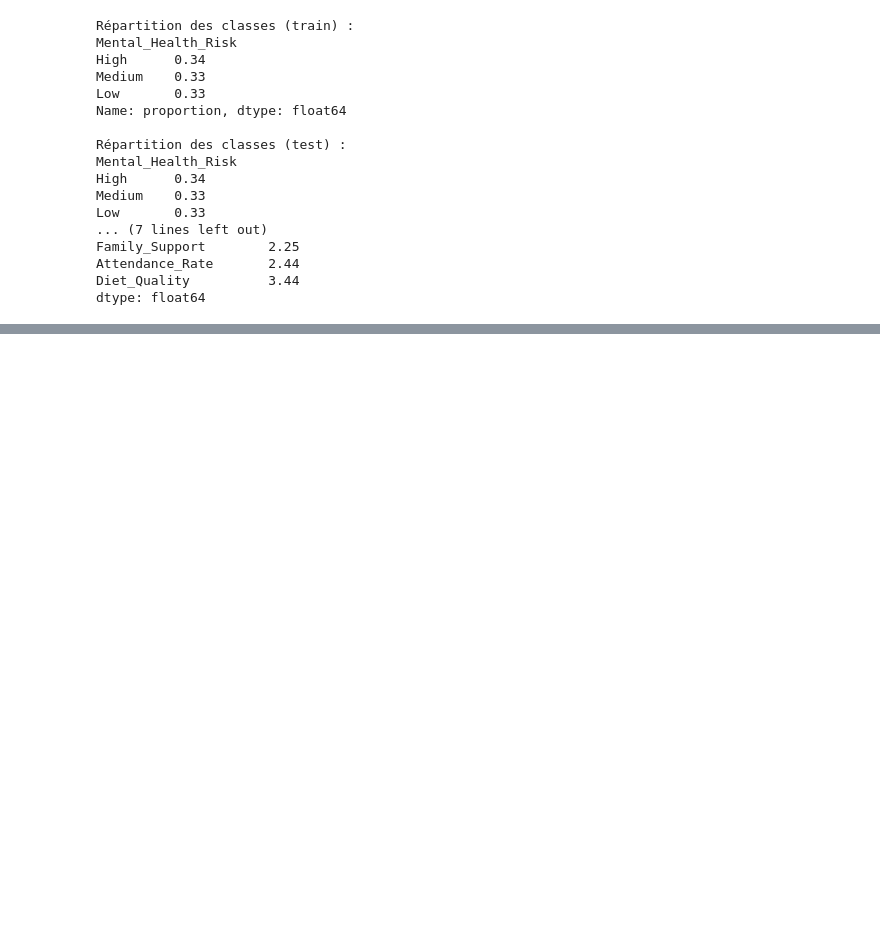
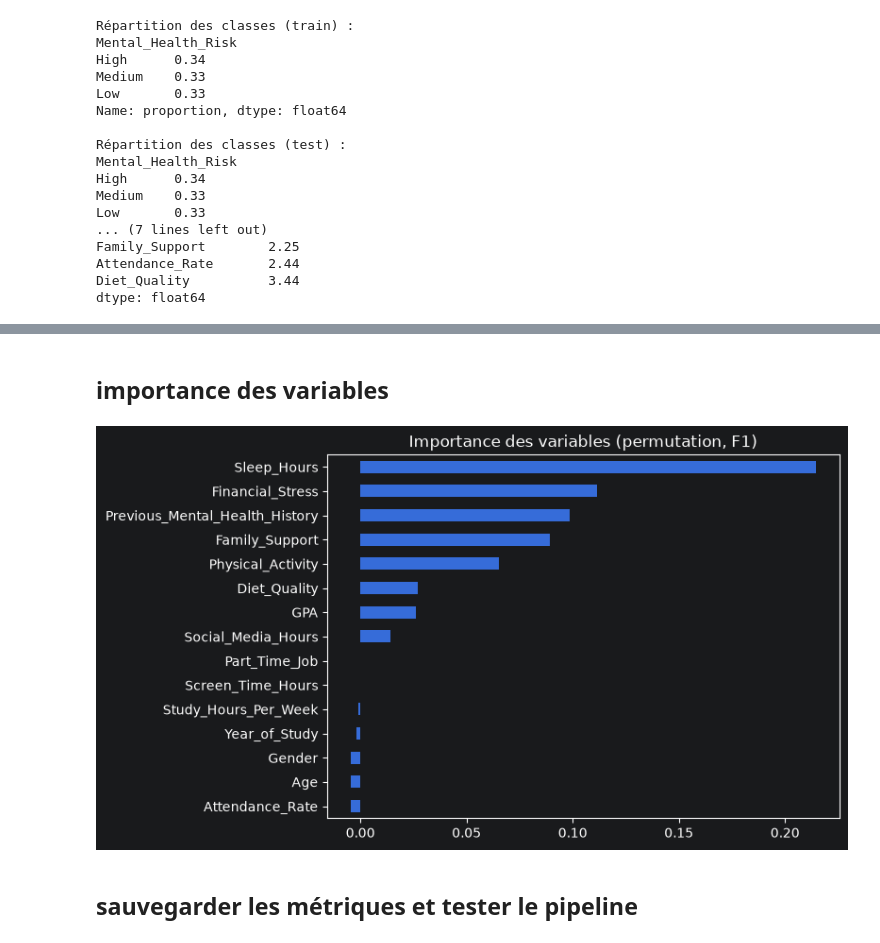
Before and after one commit to a-oirgari/Brief_Croise1, a Jupyter notebook: notebooks/02_pipeline.ipynb, the cells around one changed output, grey strips where cells are left out. Cells and saved outputs as stored; diff of their text form; code cells hidden in the pictures; blank space fills up the shorter version.

```diff
--- a/notebooks/02_pipeline.ipynb
+++ b/notebooks/02_pipeline.ipynb
@@ -237,0 +504,18 @@ dtype: float64
+# %% [markdown]
+## importance des variables
+# %%
+from sklearn.inspection import permutation_importance
+
+r = permutation_importance(pipe, X_test, y_test, scoring="f1_weighted",
+                           n_repeats=10, random_state=RANDOM_STATE, n_jobs=-1)
+imp = pd.Series(r.importances_mean, index=X_test.columns).sort_values()
+imp.to_csv(REPORTS_DIR / "feature_importance.csv")
+
+fig, ax = plt.subplots(figsize=(7, 5))
+imp.plot(kind="barh", ax=ax, title="Importance des variables (permutation, F1)")
+fig.savefig(REPORTS_DIR / "feature_importance.png", dpi=150, bbox_inches="tight")
+plt.show()
+# %% [output]
+[figure, added]
+# %% [markdown]
+## sauvegarder les métriques et tester le pipeline
```
Also changed, not shown: parts of 18 cells of this notebook, 31 other files.
